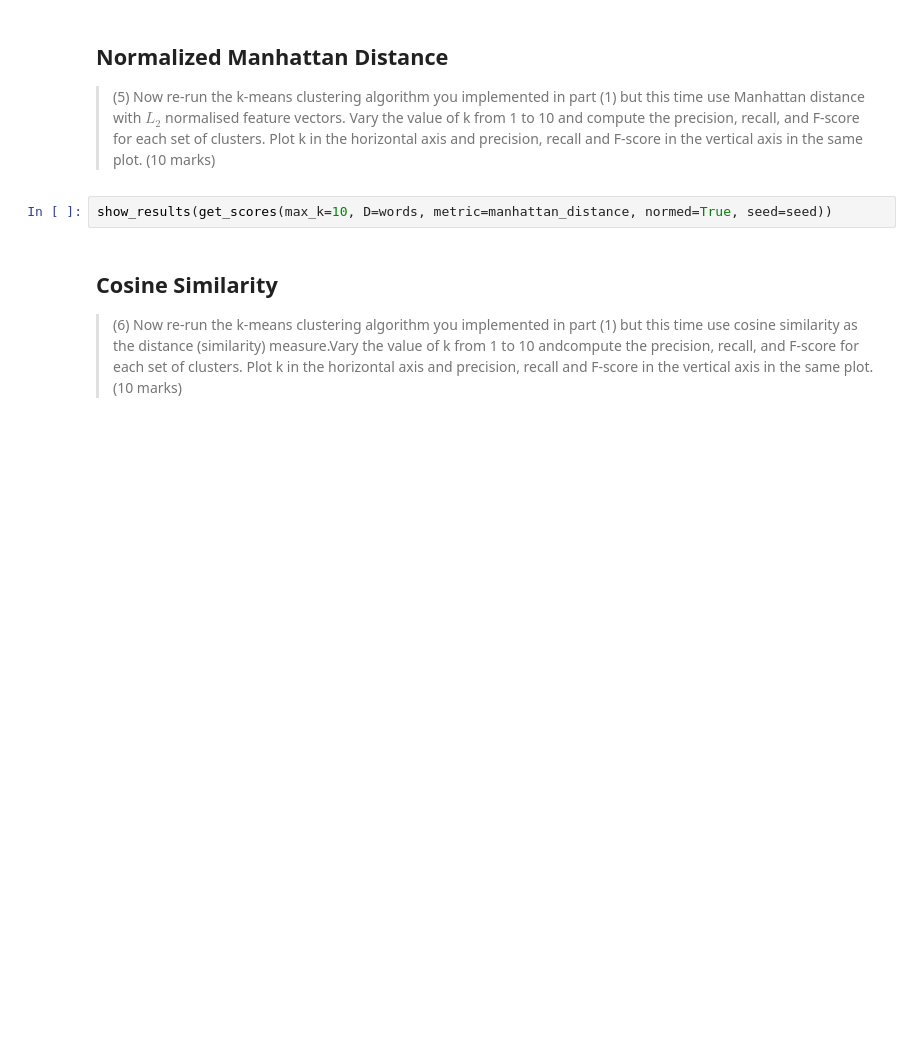
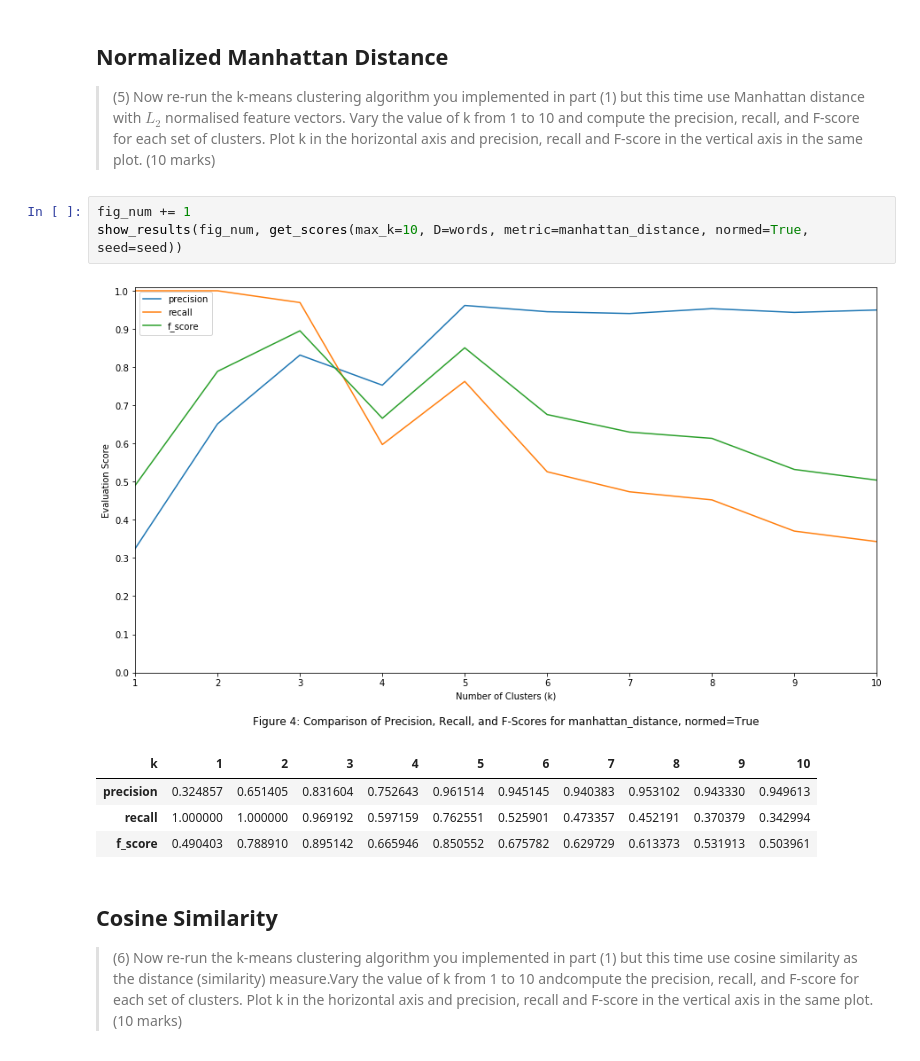
Before and after one commit to peterprescott/kmeans, a Jupyter notebook: notebook.ipynb, the cells around one changed output. Drawn from its saved outputs; the diff is of its cells as text; blank space fills up the shorter version.

```diff
--- a/notebook.ipynb
+++ b/notebook.ipynb
@@ -409,7 +424,14 @@ show_results(get_scores(max_k=10, D=words, metric=manhattan_distance, normed=Fal
 > (5) Now re-run the k-means clustering algorithm you implemented in part (1) but this time use Manhattan distance with $ L_2 $ normalised feature vectors. Vary the value of k from 1 to 10 and
 compute the precision, recall, and F-score for each set of clusters. Plot k in the horizontal axis and precision, recall and F-score in the vertical axis in the same plot. (10 marks)
 # %%
-show_results(get_scores(max_k=10, D=words, metric=manhattan_distance, normed=True, seed=seed))
+fig_num += 1
+show_results(fig_num, get_scores(max_k=10, D=words, metric=manhattan_distance, normed=True, seed=seed))
+# %% [output]
+[figure, added]
+| k | 1 | 2 | 3 | 4 | 5 | 6 | 7 | 8 | 9 | 10 |
+| precision | 0.324857 | 0.651405 | 0.831604 | 0.752643 | 0.961514 | 0.945145 | 0.940383 | 0.953102 | 0.943330 | 0.949613 |
+| recall | 1.000000 | 1.000000 | 0.969192 | 0.597159 | 0.762551 | 0.525901 | 0.473357 | 0.452191 | 0.370379 | 0.342994 |
+| f_score | 0.490403 | 0.788910 | 0.895142 | 0.665946 | 0.850552 | 0.675782 | 0.629729 | 0.613373 | 0.531913 | 0.503961 |
 # %% [markdown]
 ##  Cosine Similarity
 
```
Also changed, not shown: parts of 21 cells of this notebook.
